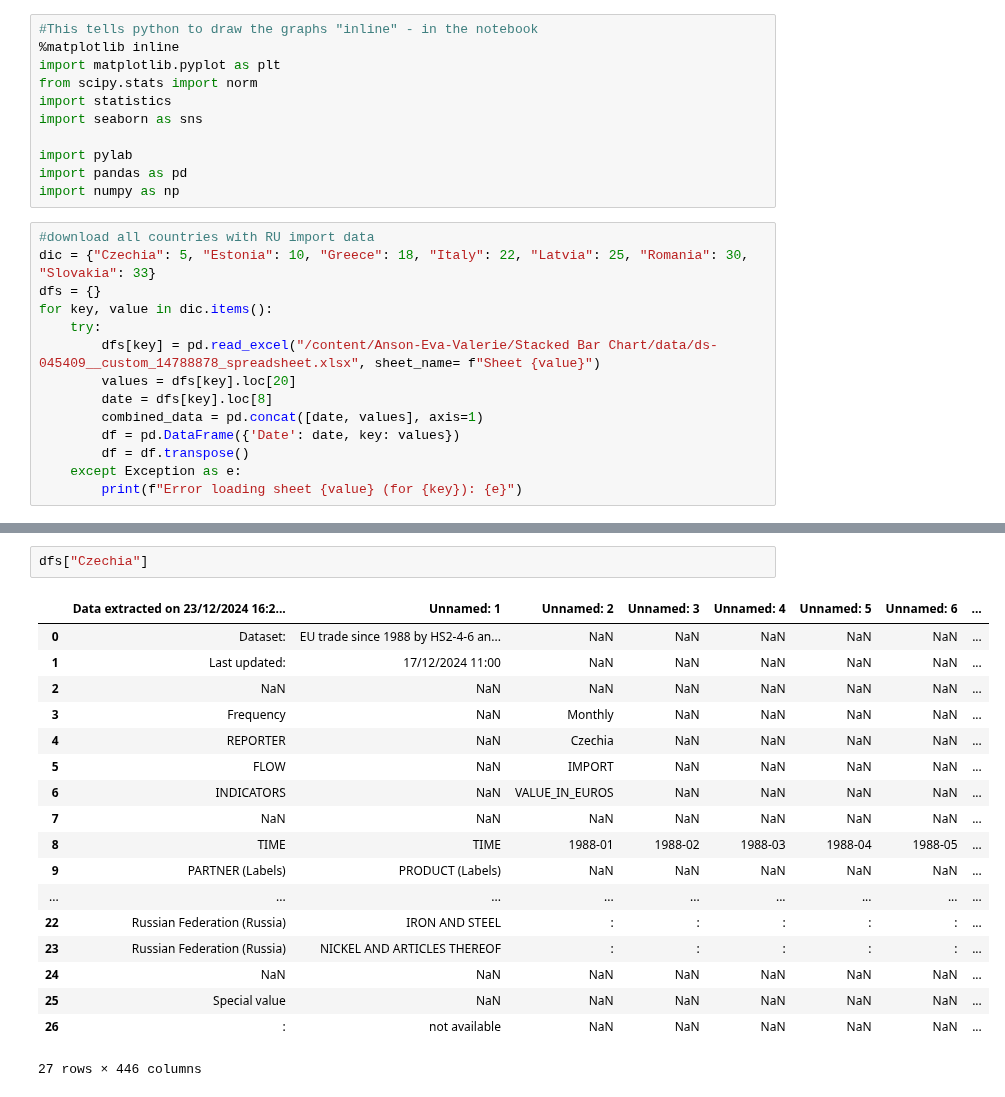
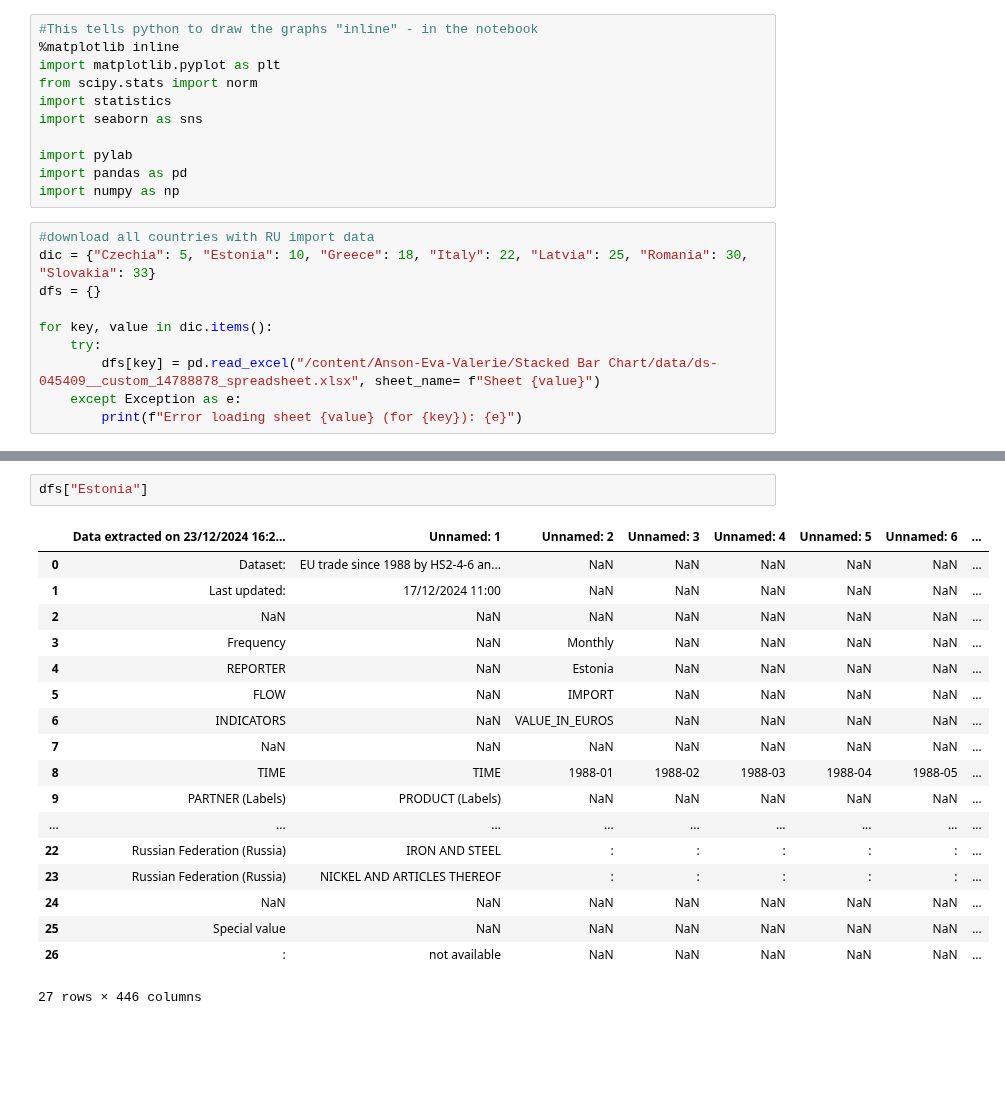
Before and after one commit to Anson422/Anson-Eva-Valerie, a Jupyter notebook: Stacked Bar Chart/EU_import_RU_gas.ipynb, the cells around one changed output, grey strips where cells are left out. Drawn from its saved outputs; the diff is of its cells as text; blank space fills up the shorter version.

```diff
--- a/Stacked Bar Chart/EU_import_RU_gas.ipynb
+++ b/Stacked Bar Chart/EU_import_RU_gas.ipynb
@@ -24,13 +31,9 @@ import numpy as np
 #download all countries with RU import data
 dic = {"Czechia": 5, "Estonia": 10, "Greece": 18, "Italy": 22, "Latvia": 25, "Romania": 30, "Slovakia": 33}
 dfs = {}
+
 for key, value in dic.items():
     try:
         dfs[key] = pd.read_excel("/content/Anson-Eva-Valerie/Stacked Bar Chart/data/ds-045409__custom_14788878_spreadsheet.xlsx", sheet_name= f"Sheet {value}")
-        values = dfs[key].loc[20]
-        date = dfs[key].loc[8]
-        combined_data = pd.concat([date, values], axis=1)
-        df = pd.DataFrame({'Date': date, key: values})
-        df = df.transpose()
     except Exception as e:
         print(f"Error loading sheet {value} (for {key}): {e}")
@@ -42,12 +63,12 @@ for key, value in dic.items():
 # %%
-dfs["Czechia"]
+dfs["Estonia"]
 # %% [output]
 |  | Data extracted on 23/12/2024 16:2... | Unnamed: 1 | Unnamed: 2 | Unnamed: 3 | Unnamed: 4 | Unnamed: 5 | Unnamed: 6 | ... |
 | 0 | Dataset: | EU trade since 1988 by HS2-4-6 an... | NaN | NaN | NaN | NaN | NaN | ... |
 | 1 | Last updated: | 17/12/2024 11:00 | NaN | NaN | NaN | NaN | NaN | ... |
 | 2 | NaN | NaN | NaN | NaN | NaN | NaN | NaN | ... |
 | 3 | Frequency | NaN | Monthly | NaN | NaN | NaN | NaN | ... |
-| 4 | REPORTER | NaN | Czechia | NaN | NaN | NaN | NaN | ... |
+| 4 | REPORTER | NaN | Estonia | NaN | NaN | NaN | NaN | ... |
 | 5 | FLOW | NaN | IMPORT | NaN | NaN | NaN | NaN | ... |
 | 6 | INDICATORS | NaN | VALUE_IN_EUROS | NaN | NaN | NaN | NaN | ... |
 | 7 | NaN | NaN | NaN | NaN | NaN | NaN | NaN | ... |
```
Also changed, not shown: parts of 3 cells of this notebook.
